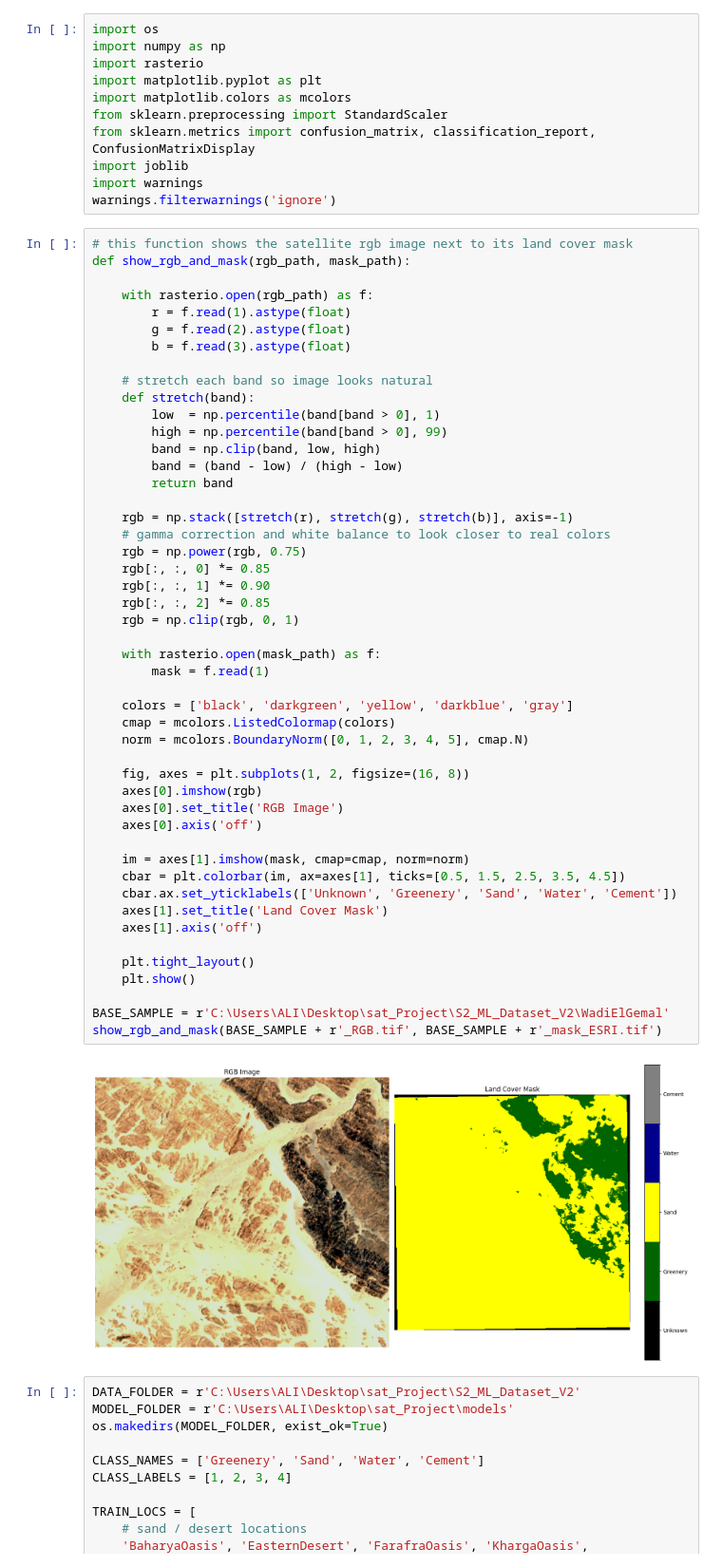
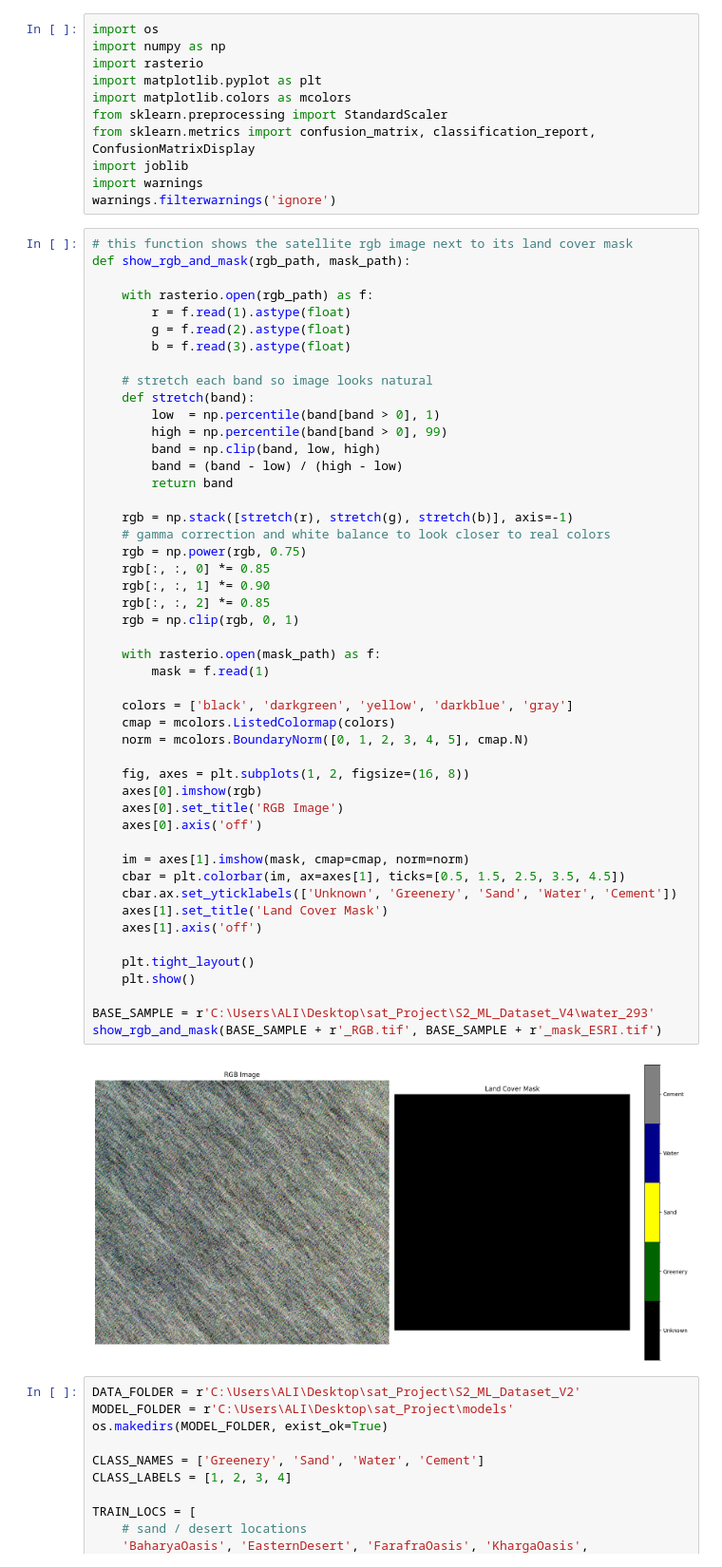
Before and after one commit to CMP26/sat_Project, a Jupyter notebook: sat_project.ipynb, the cells around one changed output. Shown at 95% size. Cells and saved outputs as stored; diff of their text form.

```diff
--- a/sat_project.ipynb
+++ b/sat_project.ipynb
@@ -30,35 +30,35 @@ def show_rgb_and_mask(rgb_path, mask_path):
     # gamma correction and white balance to look closer to real colors
     rgb = np.power(rgb, 0.75)
     rgb[:, :, 0] *= 0.85
     rgb[:, :, 1] *= 0.90
     rgb[:, :, 2] *= 0.85
     rgb = np.clip(rgb, 0, 1)
 
     with rasterio.open(mask_path) as f:
         mask = f.read(1)
 
     colors = ['black', 'darkgreen', 'yellow', 'darkblue', 'gray']
     cmap = mcolors.ListedColormap(colors)
     norm = mcolors.BoundaryNorm([0, 1, 2, 3, 4, 5], cmap.N)
 
     fig, axes = plt.subplots(1, 2, figsize=(16, 8))
     axes[0].imshow(rgb)
     axes[0].set_title('RGB Image')
     axes[0].axis('off')
 
     im = axes[1].imshow(mask, cmap=cmap, norm=norm)
     cbar = plt.colorbar(im, ax=axes[1], ticks=[0.5, 1.5, 2.5, 3.5, 4.5])
     cbar.ax.set_yticklabels(['Unknown', 'Greenery', 'Sand', 'Water', 'Cement'])
     axes[1].set_title('Land Cover Mask')
     axes[1].axis('off')
 
     plt.tight_layout()
     plt.show()
 
-BASE_SAMPLE = r'C:\Users\ALI\Desktop\sat_Project\S2_ML_Dataset_V2\WadiElGemal'
+BASE_SAMPLE = r'C:\Users\ALI\Desktop\sat_Project\S2_ML_Dataset_V4\water_293'
 show_rgb_and_mask(BASE_SAMPLE + r'_RGB.tif', BASE_SAMPLE + r'_mask_ESRI.tif')
 # %% [output]
-[figure, old version]
+[figure, new version]
 # %%
 DATA_FOLDER = r'C:\Users\ALI\Desktop\sat_Project\S2_ML_Dataset_V2'
 MODEL_FOLDER = r'C:\Users\ALI\Desktop\sat_Project\models'
```
Also changed, not shown: parts of 2 cells of this notebook, 3 other files.
